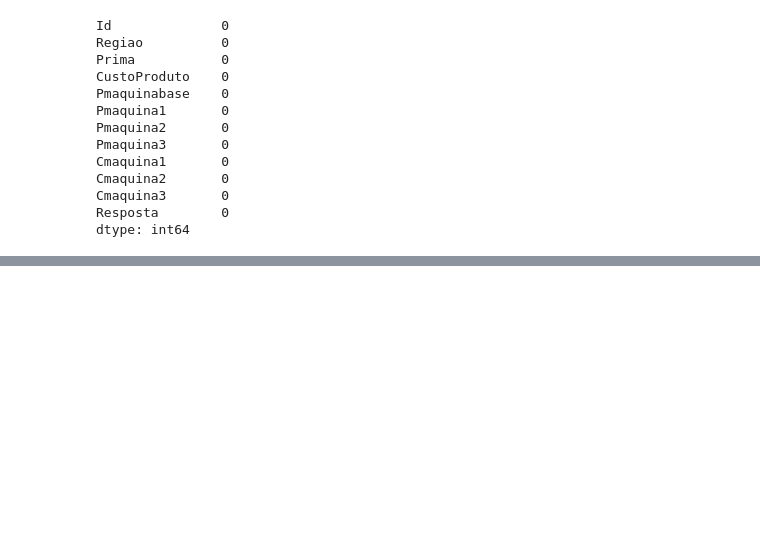
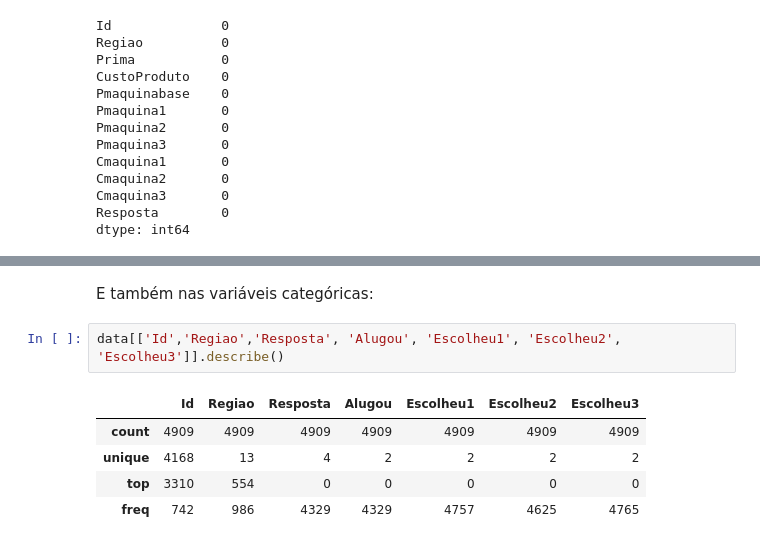
Before and after one commit to AdrianeAkemi/Agricultural-machine, a Jupyter notebook: Desafio 2.ipynb, the cells around one changed output, grey strips where cells are left out. Drawn from its saved outputs; the diff is of its cells as text; blank space fills up the shorter version.

```diff
--- a/Desafio 2.ipynb
+++ b/Desafio 2.ipynb
@@ -179,0 +275,10 @@ dtype: int64
+# %% [markdown]
+E também nas variáveis categóricas:
+# %%
+data[['Id','Regiao','Resposta', 'Alugou', 'Escolheu1', 'Escolheu2', 'Escolheu3']].describe()
+# %% [output]
+|  | Id | Regiao | Resposta | Alugou | Escolheu1 | Escolheu2 | Escolheu3 |
+| count | 4909 | 4909 | 4909 | 4909 | 4909 | 4909 | 4909 |
+| unique | 4168 | 13 | 4 | 2 | 2 | 2 | 2 |
+| top | 3310 | 554 | 0 | 0 | 0 | 0 | 0 |
+| freq | 742 | 986 | 4329 | 4329 | 4757 | 4625 | 4765 |
```
Also changed, not shown: parts of 42 cells of this notebook.
